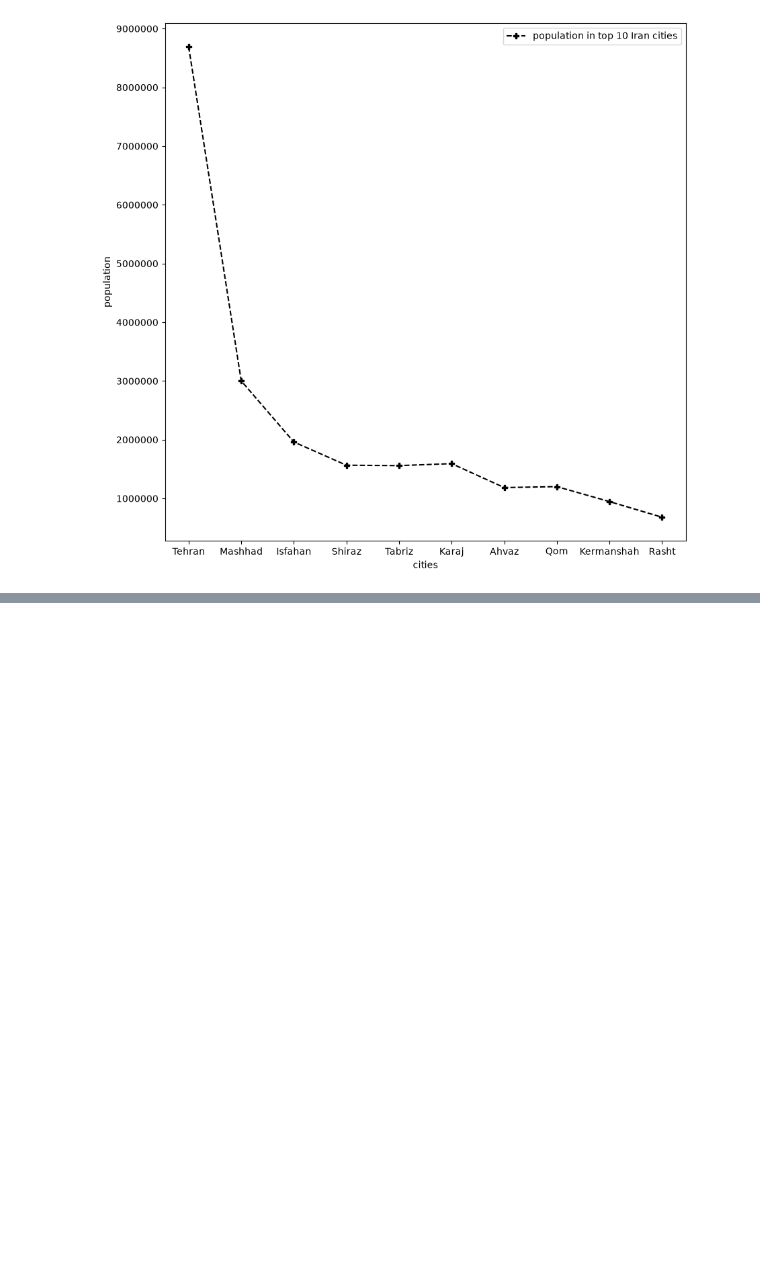
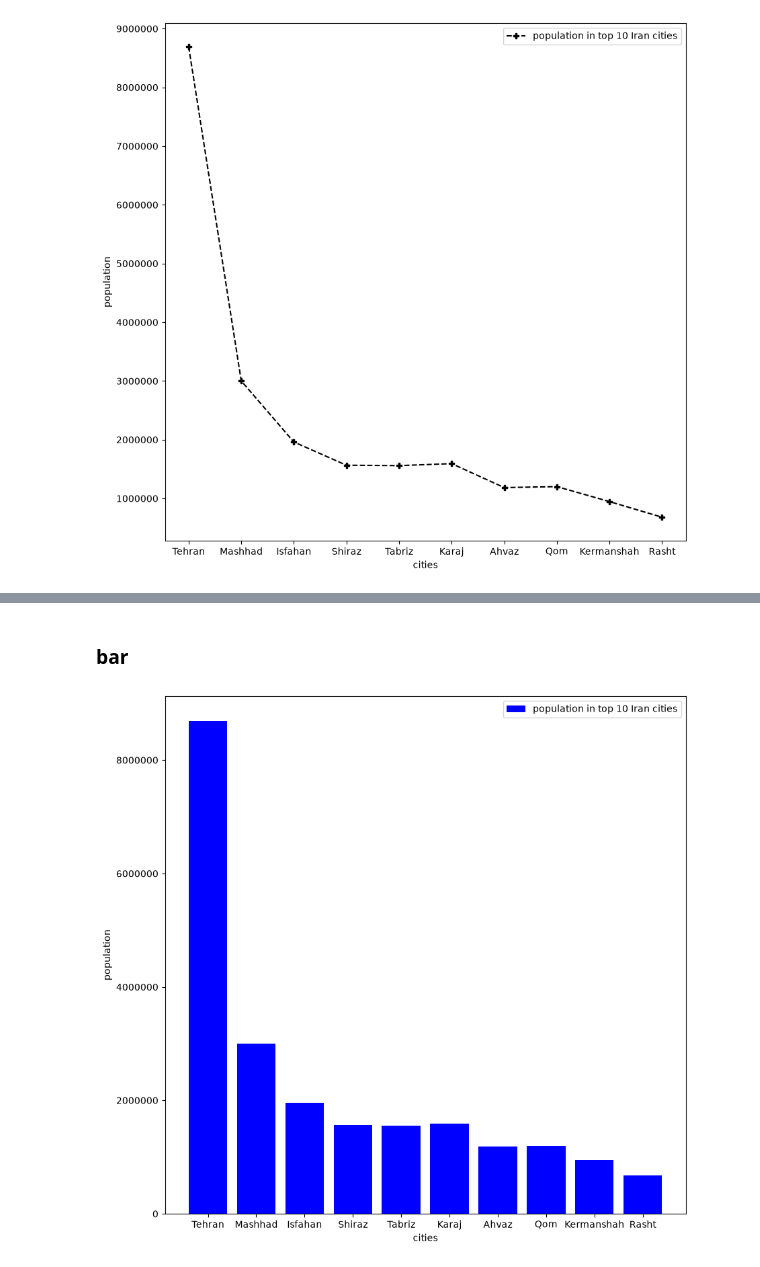
Before and after one commit to MohammadHosein8998/iran_citites_population, a Jupyter notebook: sample.ipynb, the cells around one changed output, grey strips where cells are left out. Saved outputs shown, nothing was run; the diff lists cells and outputs as text; code cells hidden in the pictures; blank space fills up the shorter version.

```diff
--- a/sample.ipynb
+++ b/sample.ipynb
@@ -90,0 +99,15 @@ plt.show()
+# %% [markdown]
+### bar
+# %%
+plt.figure(figsize=(10, 10))
+plt.bar(cities, population, linestyle="dashed", color="blue", label="population in top 10 Iran cities")
+
+formatter.set_scientific(False)
+plt.gca().get_yaxis().set_major_formatter(formatter)
+
+plt.xlabel("cities")
+plt.ylabel("population")
+plt.legend(loc="upper right")
+plt.show()
+# %% [output]
+[figure, added]
```
Also changed, not shown: parts of 12 cells of this notebook.
